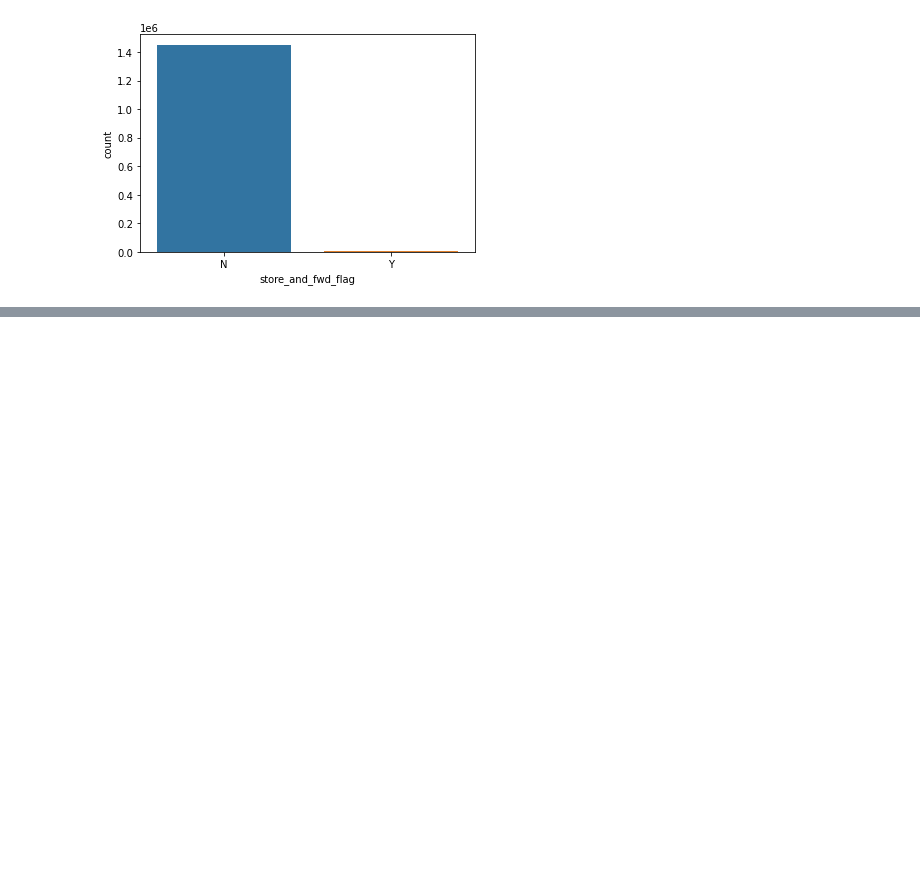
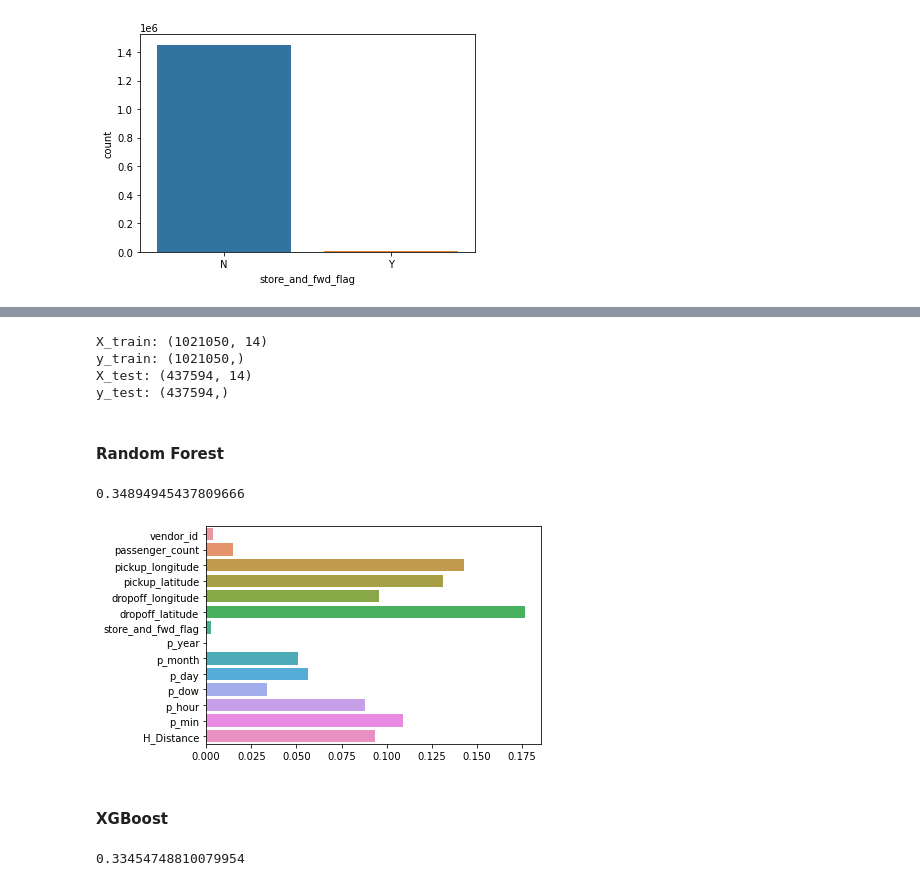
Before and after one commit to nuyhc/Struggles, a Jupyter notebook: NY City Taxi Trip Duration/NY_taxi_trip_duratioin.ipynb, the cells around one changed output, grey strips where cells are left out. Cells and saved outputs as stored; diff of their text form; code cells hidden in the pictures; blank space fills up the shorter version.

```diff
--- a/NY City Taxi Trip Duration/NY_taxi_trip_duratioin.ipynb
+++ b/NY City Taxi Trip Duration/NY_taxi_trip_duratioin.ipynb
@@ -240,0 +253,8 @@ _ = sns.countplot(x=train["store_and_fwd_flag"])
+# %%
+label = "trip_duration"
+features = train.columns.tolist()
+features.remove(label)
+features.remove("id")
+features.remove("pickup_datetime")
+features.remove("dropoff_datetime")
+features
@@ -240,0 +276,36 @@ _ = sns.countplot(x=train["store_and_fwd_flag"])
+# %%
+train["store_and_fwd_flag"] = pd.get_dummies(train["store_and_fwd_flag"], drop_first=True)
+test["store_and_fwd_flag"] = pd.get_dummies(test["store_and_fwd_flag"], drop_first=True)
+# %%
+X_train, X_test, y_train, y_test = train_test_split(train[features], train[label], test_size=0.3)
+
+print(f"X_train: {X_train.shape}\ny_train: {y_train.shape}\nX_test: {X_test.shape}\ny_test: {y_test.shape}")
+# %% [output]
+X_train: (1021050, 14)
+y_train: (1021050,)
+X_test: (437594, 14)
+y_test: (437594,)
+# %% [markdown]
+#### Random Forest
+# %%
+reg_rf = RandomForestRegressor()
+
+pred_rf = reg_rf.fit(X_train, y_train).predict(X_test)
+
+mean_squared_log_error(y_test, pred_rf)
+# %% [output]
+0.34894945437809666
+# %%
+_ = sns.barplot(x=reg_rf.feature_importances_, y=reg_rf.feature_names_in_)
+# %% [output]
+[figure, added]
+# %% [markdown]
+#### XGBoost
+# %%
+reg_xgb = XGBRegressor()
+
+pred_xgb = reg_xgb.fit(X_train, y_train).predict(X_test)
+
+mean_squared_log_error(y_test, abs(pred_xgb))
+# %% [output]
+0.33454748810079954
```
Also changed, not shown: parts of 7 cells of this notebook.
